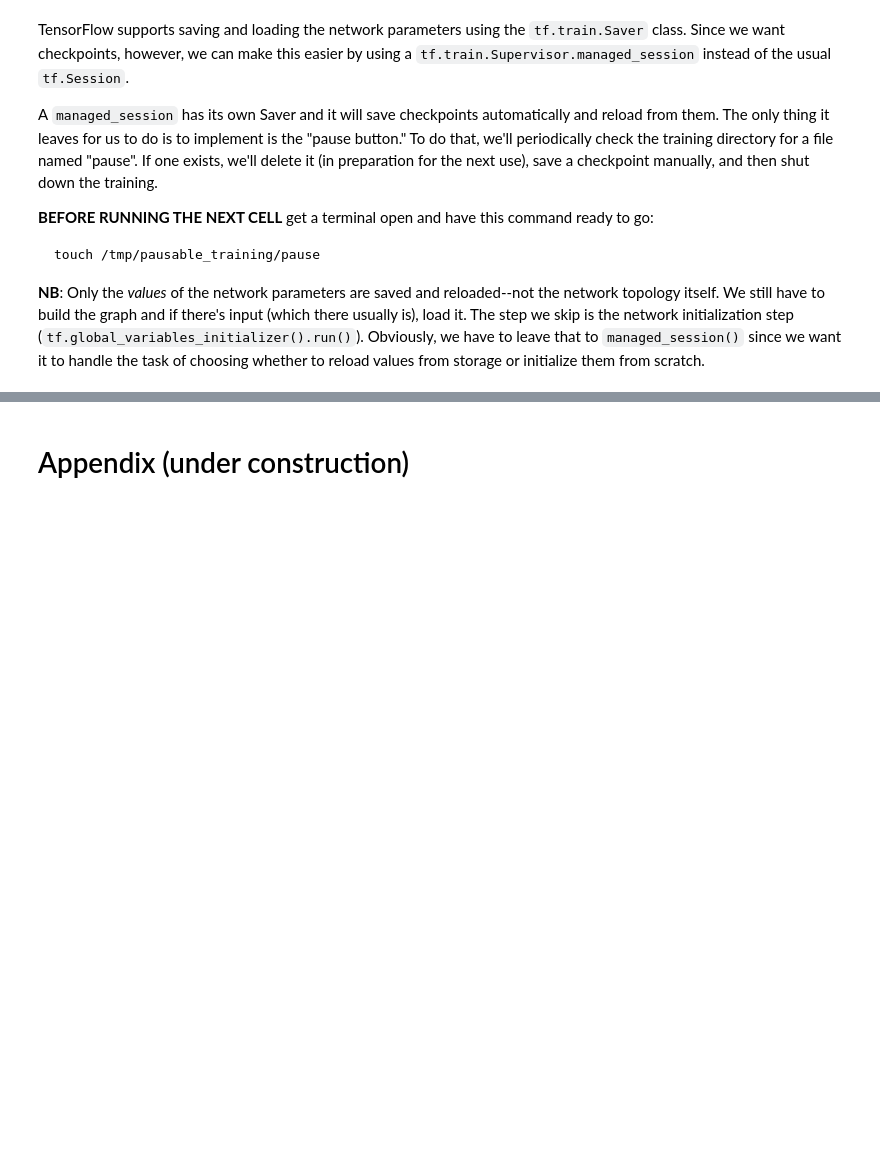
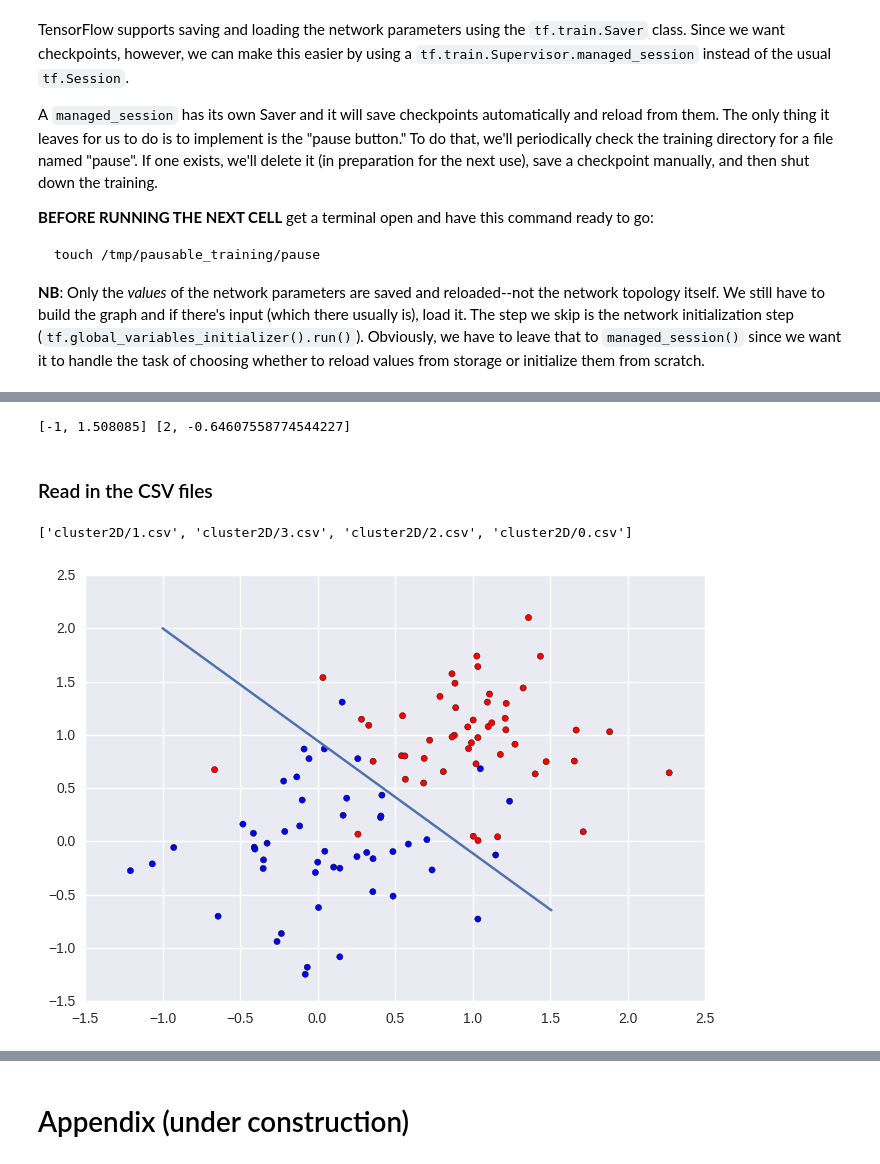
Before and after one commit to SusurrantMachines/TensorFlow-Notebooks, a Jupyter notebook: apparatus-2.ipynb, the cells around one changed output, grey strips where cells are left out. Saved outputs shown, nothing was run; the diff lists cells and outputs as text; code cells hidden in the pictures; blank space fills up the shorter version.

```diff
--- a/apparatus-2.ipynb
+++ b/apparatus-2.ipynb
@@ -299,0 +335,9 @@ Re-run the notebook at this point to perform subsequent training sessions.  Each
+# %%
+import tensorflow as tf
+
+with tf.Session() as s:
+    new_saver = tf.train.import_meta_graph(metagraph_file)
+    new_saver.restore(s, graph_file)
+    theta = tf.get_collection('theta')
+    np_theta = s.run(theta)
+print(np_theta)
@@ -300,2 +361,43 @@ Re-run the notebook at this point to perform subsequent training sessions.  Each
+# %%
+# We'll take left border = -1, right border = 2, top border = 2, bottom border = -1
+if np_theta[0][1] == 0:
+    l0 = [-np_theta[0][2] / np_theta[0][0], -1]
+    l1 = [-np_theta[0][2] / np_theta[0][0], 2]
+else:
+    l0 = [-1, -(np_theta[0][2] - np_theta[0][0]) / np_theta[0][1]]
+    l1 = [2,  -(np_theta[0][2] + 2.0 * np_theta[0][0]) / np_theta[0][1]]
+# %%
+print(l0, l1)
+# %% [output]
+[-1, 1.508085] [2, -0.64607558774544227]
+# %% [markdown]
+### Read in the CSV files
+# %%
+DATA_DIR = 'cluster2D'
+csv_file_list = [os.path.join(DATA_DIR, x) for x in os.listdir(DATA_DIR) if x.endswith('.csv')]
+csv_file_list
+# %% [output]
+['cluster2D/1.csv', 'cluster2D/3.csv', 'cluster2D/2.csv', 'cluster2D/0.csv']
+# %%
+import numpy as np
+rows = np.ones(shape=(0,4), dtype=np.float32)
+for csvfile in csv_file_list:
+    rows = np.append(rows, np.genfromtxt(csvfile, delimiter=','), axis=0)
+points = rows[:,:2]
+labels = rows[:,3]
+# %%
+%matplotlib inline
+import matplotlib.mlab as mlab
+import matplotlib.pyplot as plt
+import seaborn as sns
+
+vec_colour = np.vectorize(lambda x: ['#0000FF','#FF0000'][int(x)])  # Transform the labels to colours
+colour_labels = vec_colour(labels)
+plt.scatter(points[:,0], points[:,1], c=colour_labels)
+#plt.plot([-1,2], [2,-1])  # This is the line we want a classifier to find
+plt.plot(l0, l1)
+plt.show()
+# %% [output]
+[figure, added]
 # %% [markdown]
 ### Next Objectives
```
Also changed, not shown: parts of 28 cells of this notebook.
